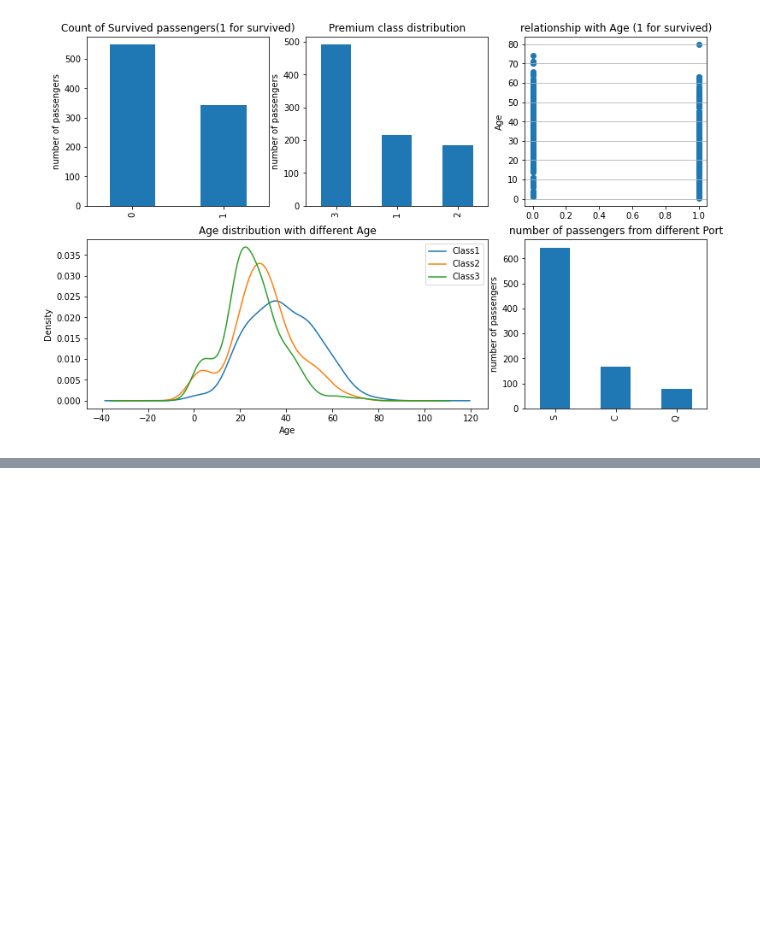
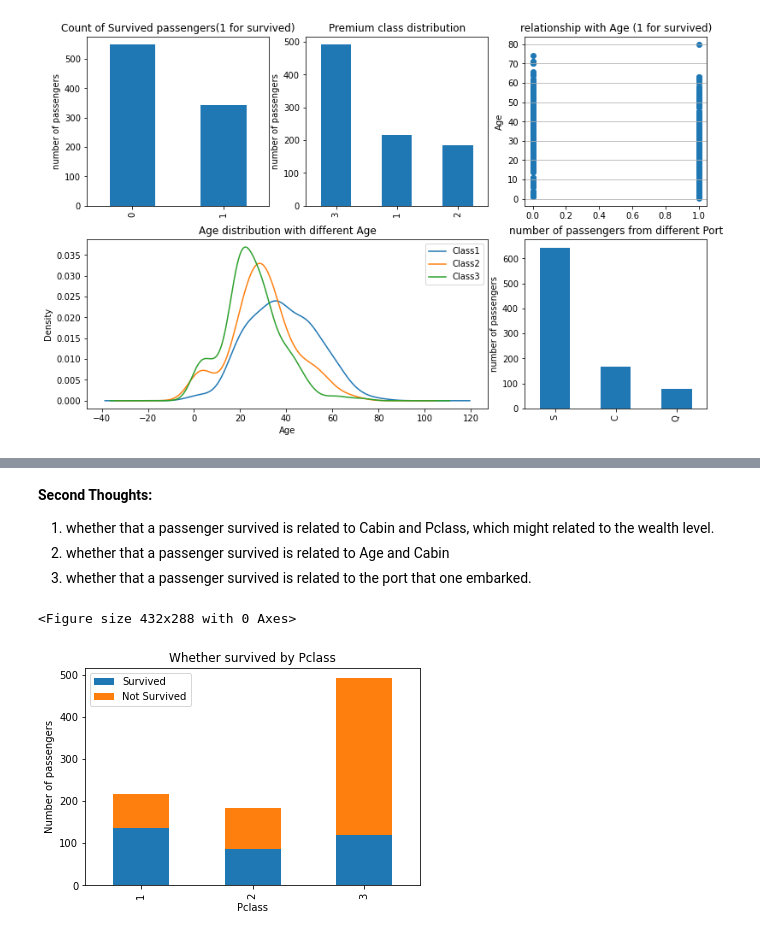
Before and after one commit to ZexuanDu/Kaggle_TitanicComp, a Jupyter notebook: tatanic.ipynb, the cells around one changed output, grey strips where cells are left out. Saved outputs shown, nothing was run; the diff lists cells and outputs as text; code cells hidden in the pictures; blank space fills up the shorter version.

Commit message:
second thought

```diff
--- a/tatanic.ipynb
+++ b/tatanic.ipynb
@@ -105,0 +110,21 @@ From above plots, we have:
+# %% [markdown]
+__Second Thoughts:__
+1. whether that a passenger survived is related to Cabin and Pclass, which might related to the wealth level.
+2. whether that a passenger survived is related to Age and Cabin
+3. whether that a passenger survived is related to the port that one embarked.
+# %%
+fig = plt.figure()
+fig.set(alpha = 0.2)
+
+Survived_0 = data_train.Pclass[data_train.Survived == 0].value_counts()
+Survived_1 = data_train.Pclass[data_train.Survived == 1].value_counts()
+df=pd.DataFrame({u'Survived':Survived_1, u'Not Survived':Survived_0})
+df.plot(kind='bar', stacked=True)
+plt.title(u"Whether survived by Pclass")
+plt.xlabel(u"Pclass")
+plt.ylabel(u"Number of passengers")
+
+plt.show()
+# %% [output]
+<Figure size 432x288 with 0 Axes>
+[figure, added]
```
Also changed, not shown: parts of 5 cells of this notebook.
